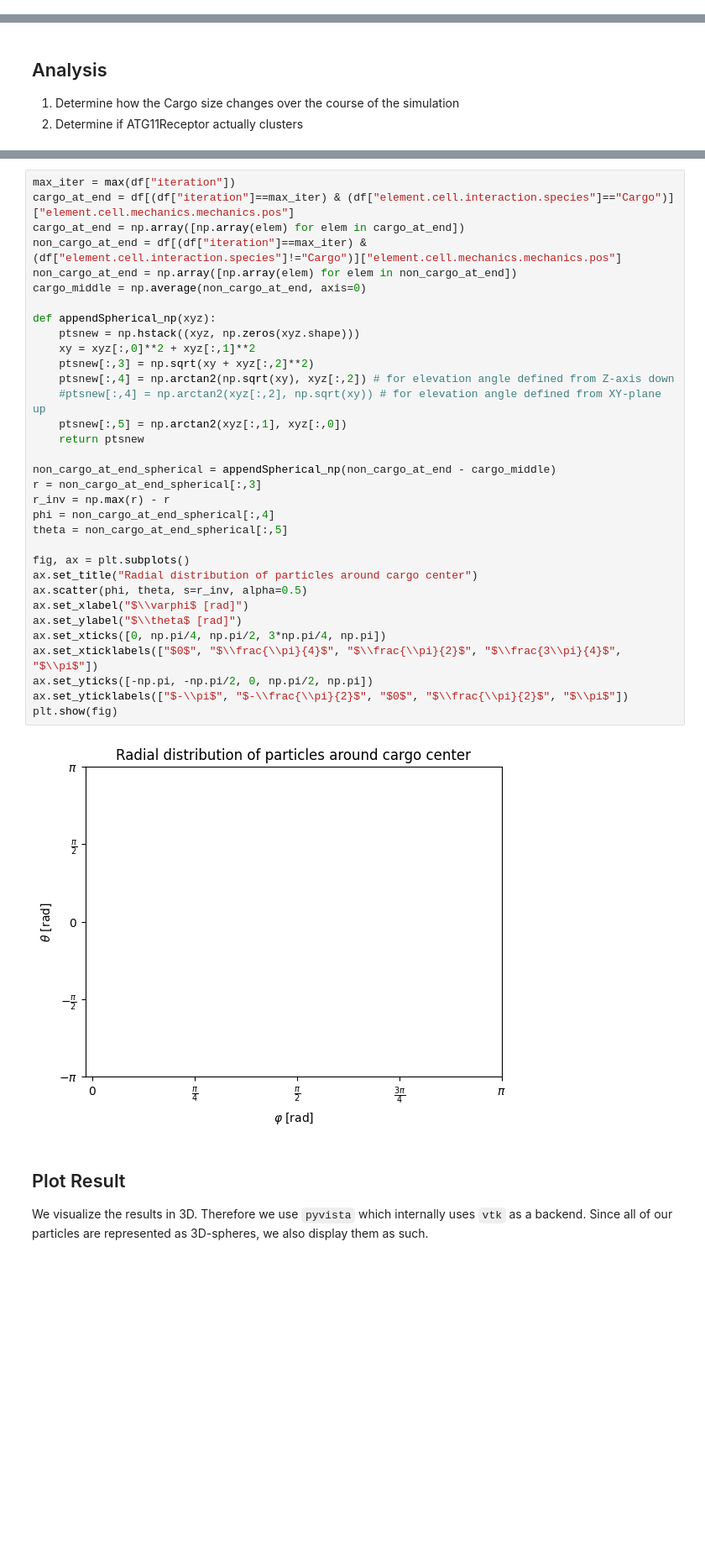
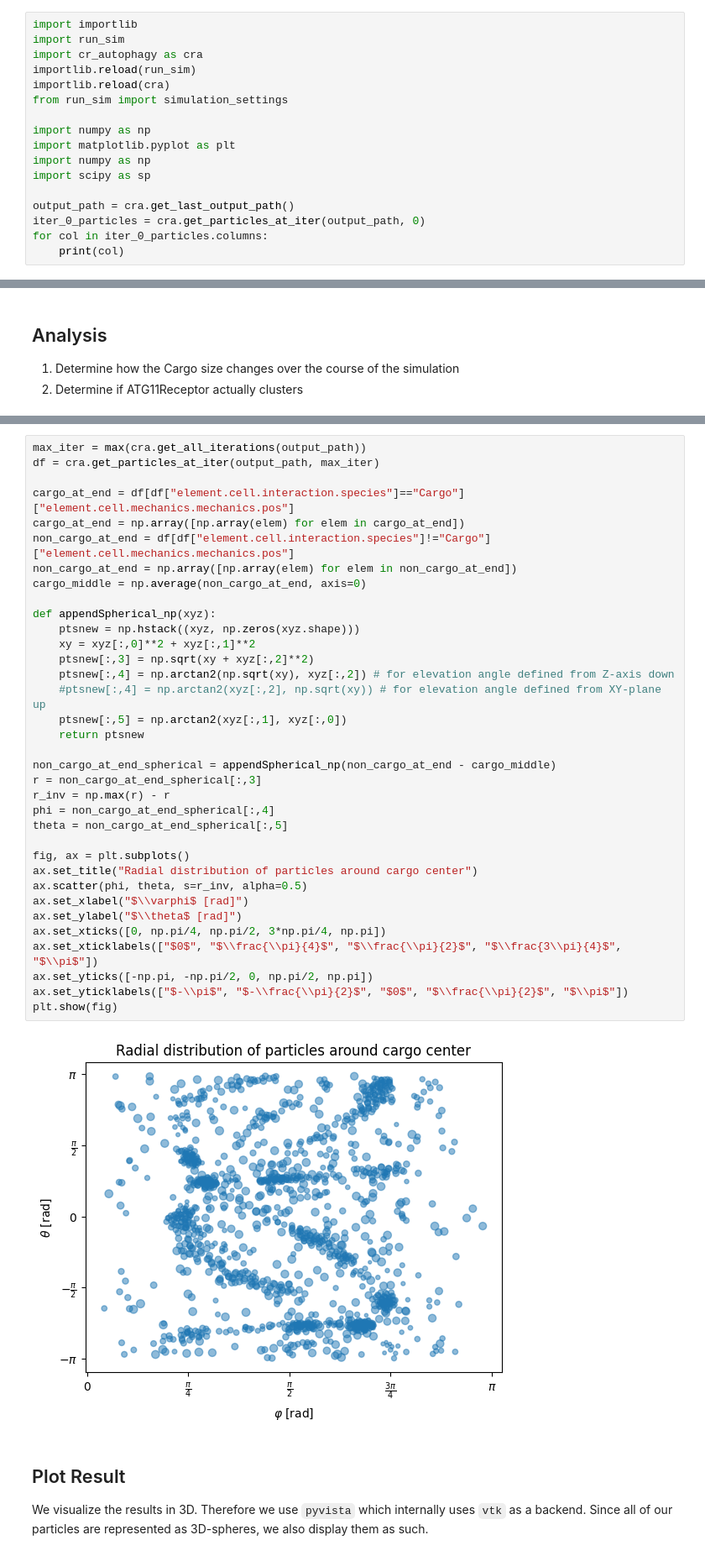
Before and after one commit to jonaspleyer/cellular_raza, a Jupyter notebook: cellular_raza-examples/autophagy_pyo3/analysis.ipynb, the cells around one changed output, grey strips where cells are left out. Shown: that part at 84% size. Cells and saved outputs as stored; diff of their text form; blank space fills up the shorter version.

Commit message:
use library file to collect shared functionality
- also use more efficient way of retrieving results
- especially necessary vor extremely large simulations

```diff
--- a/cellular_raza-examples/autophagy_pyo3/analysis.ipynb
+++ b/cellular_raza-examples/autophagy_pyo3/analysis.ipynb
@@ -7,0 +3,17 @@ from run_sim import output_path, simulation_settings
+# %%
+import importlib
+import run_sim
+import cr_autophagy as cra
+importlib.reload(run_sim)
+importlib.reload(cra)
+from run_sim import simulation_settings
+
+import numpy as np
+import matplotlib.pyplot as plt
+import numpy as np
+import scipy as sp
+
+output_path = cra.get_last_output_path()
+iter_0_particles = cra.get_particles_at_iter(output_path, 0)
+for col in iter_0_particles.columns:
+    print(col)
@@ -90,38 +95,40 @@ plt.show(fig)
 # %%
-max_iter = max(df["iteration"])
-cargo_at_end = df[(df["iteration"]==max_iter) & (df["element.cell.interaction.species"]=="Cargo")]["element.cell.mechanics.mechanics.pos"]
+max_iter = max(cra.get_all_iterations(output_path))
+df = cra.get_particles_at_iter(output_path, max_iter)
+
+cargo_at_end = df[df["element.cell.interaction.species"]=="Cargo"]["element.cell.mechanics.mechanics.pos"]
 cargo_at_end = np.array([np.array(elem) for elem in cargo_at_end])
-non_cargo_at_end = df[(df["iteration"]==max_iter) & (df["element.cell.interaction.species"]!="Cargo")]["element.cell.mechanics.mechanics.pos"]
+non_cargo_at_end = df[df["element.cell.interaction.species"]!="Cargo"]["element.cell.mechanics.mechanics.pos"]
 non_cargo_at_end = np.array([np.array(elem) for elem in non_cargo_at_end])
 cargo_middle = np.average(non_cargo_at_end, axis=0)
 
 def appendSpherical_np(xyz):
     ptsnew = np.hstack((xyz, np.zeros(xyz.shape)))
     xy = xyz[:,0]**2 + xyz[:,1]**2
     ptsnew[:,3] = np.sqrt(xy + xyz[:,2]**2)
     ptsnew[:,4] = np.arctan2(np.sqrt(xy), xyz[:,2]) # for elevation angle defined from Z-axis down
     #ptsnew[:,4] = np.arctan2(xyz[:,2], np.sqrt(xy)) # for elevation angle defined from XY-plane up
     ptsnew[:,5] = np.arctan2(xyz[:,1], xyz[:,0])
     return ptsnew
 
 non_cargo_at_end_spherical = appendSpherical_np(non_cargo_at_end - cargo_middle)
 r = non_cargo_at_end_spherical[:,3]
 r_inv = np.max(r) - r
 phi = non_cargo_at_end_spherical[:,4]
 theta = non_cargo_at_end_spherical[:,5]
 
 fig, ax = plt.subplots()
 ax.set_title("Radial distribution of particles around cargo center")
 ax.scatter(phi, theta, s=r_inv, alpha=0.5)
 ax.set_xlabel("$\\varphi$ [rad]")
 ax.set_ylabel("$\\theta$ [rad]")
 ax.set_xticks([0, np.pi/4, np.pi/2, 3*np.pi/4, np.pi])
 ax.set_xticklabels(["$0$", "$\\frac{\\pi}{4}$", "$\\frac{\\pi}{2}$", "$\\frac{3\\pi}{4}$", "$\\pi$"])
 ax.set_yticks([-np.pi, -np.pi/2, 0, np.pi/2, np.pi])
 ax.set_yticklabels(["$-\\pi$", "$-\\frac{\\pi}{2}$", "$0$", "$\\frac{\\pi}{2}$", "$\\pi$"])
 plt.show(fig)
 # %% [output]
-[figure, old version]
+[figure, new version]
 # %% [markdown]
 ## Plot Result
 We visualize the results in 3D.
```
Also changed, not shown: parts of 9 cells of this notebook, 2 other files.
